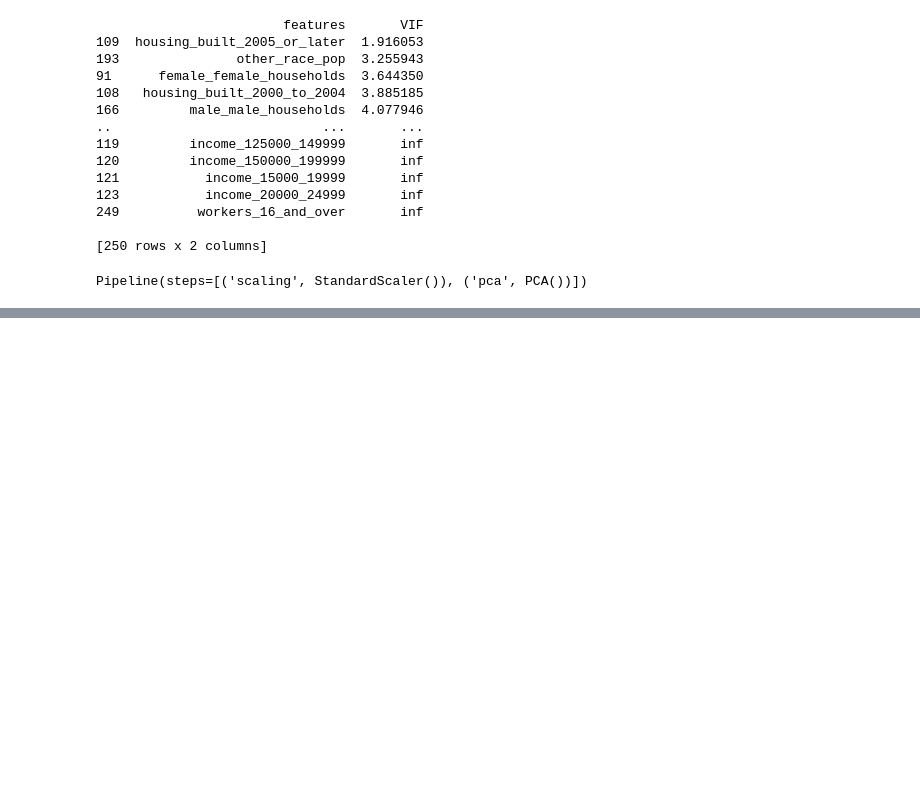
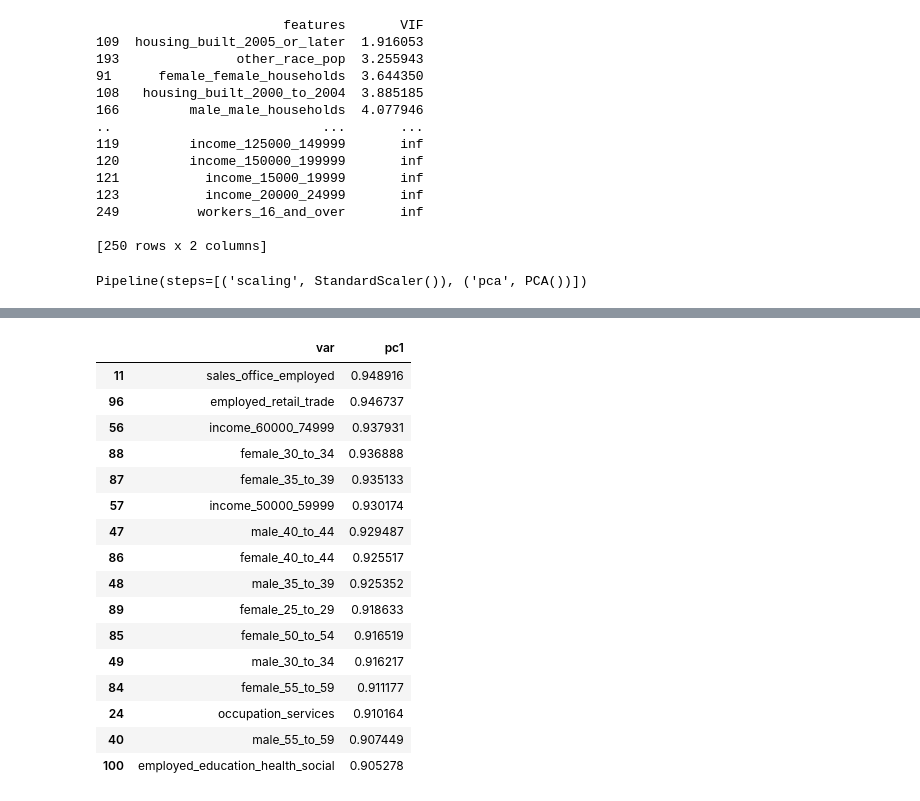
Before and after one commit to Skipp-py/NYCDSA_Capstone, a Jupyter notebook: Cherie/acs_ft_selection.ipynb, the cells around one changed output, grey strips where cells are left out. Saved outputs shown, nothing was run; the diff lists cells and outputs as text; code cells hidden in the pictures; blank space fills up the shorter version.

```diff
--- a/Cherie/acs_ft_selection.ipynb
+++ b/Cherie/acs_ft_selection.ipynb
@@ -404,2 +358,2 @@ corr0
 # %%
-pc1_sorted = corr0.reindex(corr0.0.)
+pc1_sorted = corr0.reindex(corr0.pc1.abs().sort_values(ascending = False).index)[['var','pc1']]
@@ -460,0 +360,20 @@ Name: 1, Length: 150, dtype: float64
+# %%
+pc1_sorted.loc[abs(pc1_sorted["pc1"])>.90]
+# %% [output]
+|  | var | pc1 |
+| 11 | sales_office_employed | 0.948916 |
+| 96 | employed_retail_trade | 0.946737 |
+| 56 | income_60000_74999 | 0.937931 |
+| 88 | female_30_to_34 | 0.936888 |
+| 87 | female_35_to_39 | 0.935133 |
+| 57 | income_50000_59999 | 0.930174 |
+| 47 | male_40_to_44 | 0.929487 |
+| 86 | female_40_to_44 | 0.925517 |
+| 48 | male_35_to_39 | 0.925352 |
+| 89 | female_25_to_29 | 0.918633 |
+| 85 | female_50_to_54 | 0.916519 |
+| 49 | male_30_to_34 | 0.916217 |
+| 84 | female_55_to_59 | 0.911177 |
+| 24 | occupation_services | 0.910164 |
+| 40 | male_55_to_59 | 0.907449 |
+| 100 | employed_education_health_social | 0.905278 |
```
Also changed, not shown: parts of 24 cells of this notebook, 6 other files.
